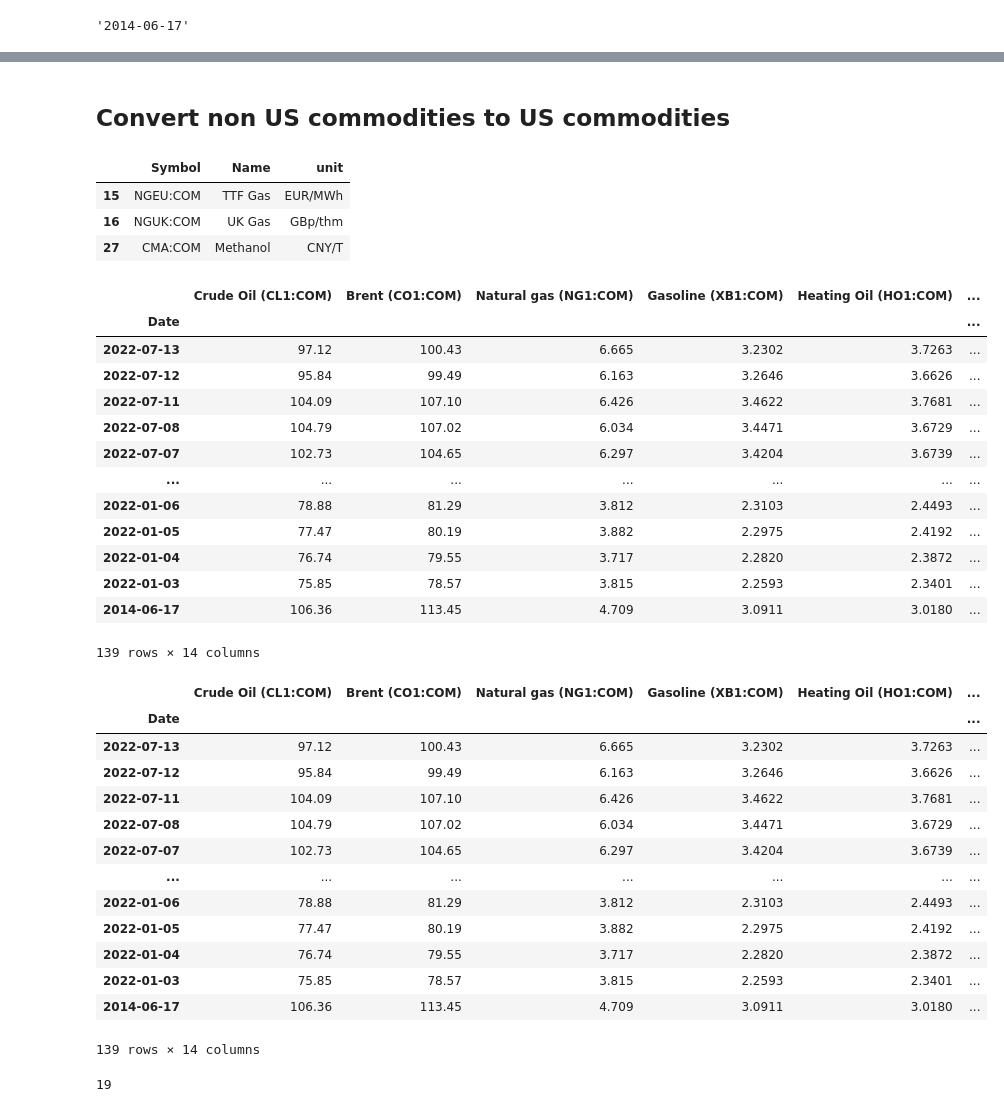
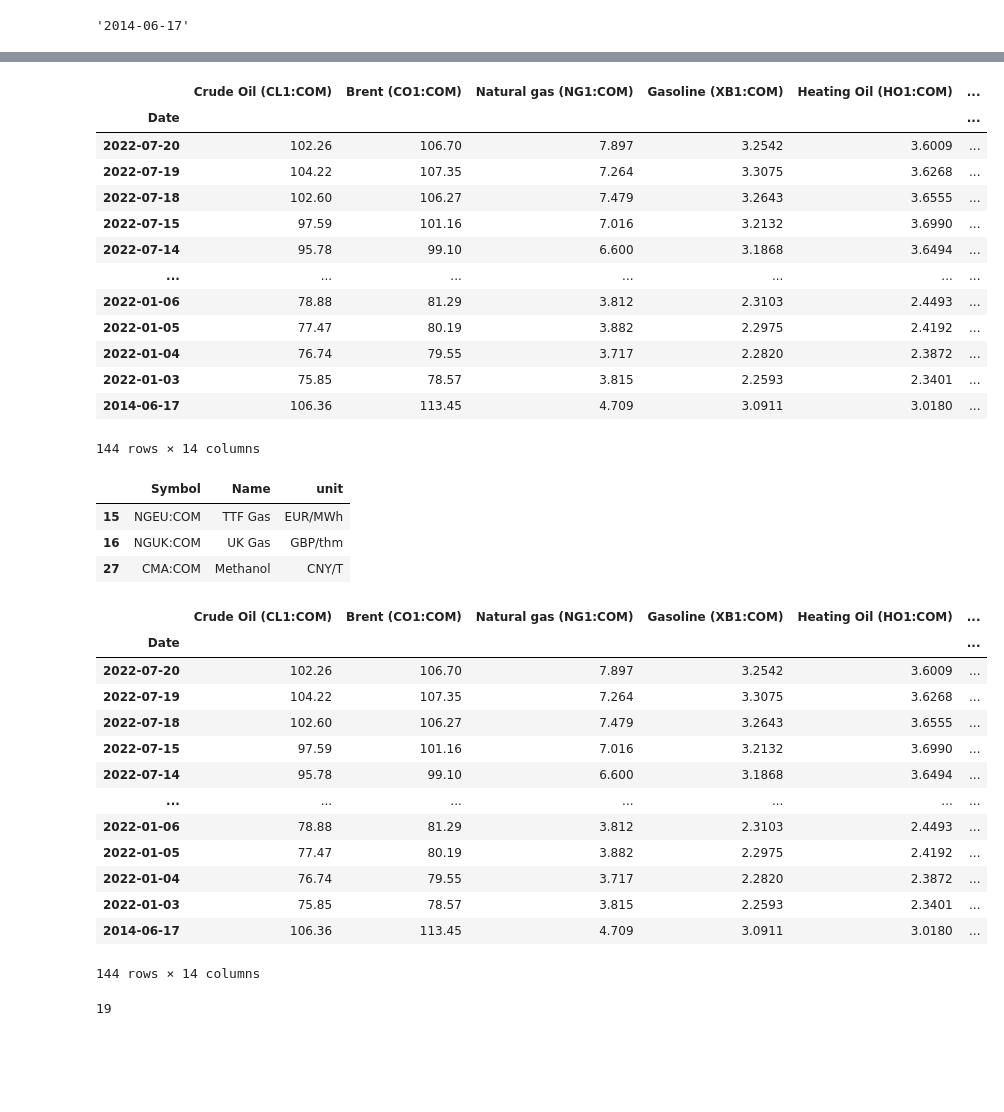
Before and after one commit to tradingeconomics/notebooks, a Jupyter notebook: Commodities/TE_Commodity_Index.ipynb, the cells around one changed output, grey strips where cells are left out. Saved outputs shown, nothing was run; the diff lists cells and outputs as text; code cells hidden in the pictures; blank space fills up the shorter version.

```diff
--- a/Commodities/TE_Commodity_Index.ipynb
+++ b/Commodities/TE_Commodity_Index.ipynb
@@ -78,40 +106,36 @@ df
-# %% [markdown]
-## Convert non US commodities to US commodities
-# %%
-# Get non US based commodities
-non_US_commodities = commodities_group[~commodities_group['unit'].str.contains("USD", case=False, regex=False)]
-non_US_commodities[['Symbol', 'Name', 'unit']]
-# %% [output]
-|  | Symbol | Name | unit |
-| 15 | NGEU:COM | TTF Gas | EUR/MWh |
-| 16 | NGUK:COM | UK Gas | GBp/thm |
-| 27 | CMA:COM | Methanol | CNY/T |
 # %%
 # Change cents/pence to dollar/pound
 for index, row in commodities_group.iterrows():
 
-    # change pence -> pound & cents to dollar
-    # TODO: Use Dataframe.apply function
     if commodities_group.loc[index, 'unit'].split('/')[0] == 'GBp' or commodities_group.loc[index, 'unit'].split('/')[0] == 'USd':
         col_name = [col_name for col_name in df.columns if row.Symbol in col_name]
         df[col_name] = df[col_name] / 100
-#         commodities_group.loc[index, 'unit'] = commodities_group.loc[index, 'unit'].split('/')[0].upper() + '/' + commodities_group.loc[index, 'unit'].split('/')[1]
+        commodities_group.loc[index, 'unit'] = commodities_group.loc[index, 'unit'].split('/')[0].upper() + '/' + commodities_group.loc[index, 'unit'].split('/')[1]
 df
 # %% [output]
 |  | Crude Oil (CL1:COM) | Brent (CO1:COM) | Natural gas (NG1:COM) | Gasoline (XB1:COM) | Heating Oil (HO1:COM) | ... |
 | Date |  |  |  |  |  | ... |
-| 2022-07-13 | 97.12 | 100.43 | 6.665 | 3.2302 | 3.7263 | ... |
-| 2022-07-12 | 95.84 | 99.49 | 6.163 | 3.2646 | 3.6626 | ... |
-| 2022-07-11 | 104.09 | 107.10 | 6.426 | 3.4622 | 3.7681 | ... |
-| 2022-07-08 | 104.79 | 107.02 | 6.034 | 3.4471 | 3.6729 | ... |
-| 2022-07-07 | 102.73 | 104.65 | 6.297 | 3.4204 | 3.6739 | ... |
+| 2022-07-20 | 102.26 | 106.70 | 7.897 | 3.2542 | 3.6009 | ... |
+| 2022-07-19 | 104.22 | 107.35 | 7.264 | 3.3075 | 3.6268 | ... |
+| 2022-07-18 | 102.60 | 106.27 | 7.479 | 3.2643 | 3.6555 | ... |
+| 2022-07-15 | 97.59 | 101.16 | 7.016 | 3.2132 | 3.6990 | ... |
+| 2022-07-14 | 95.78 | 99.10 | 6.600 | 3.1868 | 3.6494 | ... |
 | ... | ... | ... | ... | ... | ... | ... |
 | 2022-01-06 | 78.88 | 81.29 | 3.812 | 2.3103 | 2.4493 | ... |
 | 2022-01-05 | 77.47 | 80.19 | 3.882 | 2.2975 | 2.4192 | ... |
 | 2022-01-04 | 76.74 | 79.55 | 3.717 | 2.2820 | 2.3872 | ... |
 | 2022-01-03 | 75.85 | 78.57 | 3.815 | 2.2593 | 2.3401 | ... |
 | 2014-06-17 | 106.36 | 113.45 | 4.709 | 3.0911 | 3.0180 | ... |
-139 rows × 14 columns
+144 rows × 14 columns
+# %%
+# Get non US based commodities
+non_US_commodities = commodities_group[~commodities_group['unit'].str.contains("USD", case=False, regex=False)]
+non_US_commodities[['Symbol', 'Name', 'unit']]
+# %% [output]
+|  | Symbol | Name | unit |
+| 15 | NGEU:COM | TTF Gas | EUR/MWh |
+| 16 | NGUK:COM | UK Gas | GBP/thm |
+| 27 | CMA:COM | Methanol | CNY/T |
 # %%
 # change non US dollar commodities to US dollar commodities
 for item in non_US_commodities['Symbol']:
@@ -145,18 +169,18 @@ df
 # %% [output]
 |  | Crude Oil (CL1:COM) | Brent (CO1:COM) | Natural gas (NG1:COM) | Gasoline (XB1:COM) | Heating Oil (HO1:COM) | ... |
 | Date |  |  |  |  |  | ... |
-| 2022-07-13 | 97.12 | 100.43 | 6.665 | 3.2302 | 3.7263 | ... |
-| 2022-07-12 | 95.84 | 99.49 | 6.163 | 3.2646 | 3.6626 | ... |
-| 2022-07-11 | 104.09 | 107.10 | 6.426 | 3.4622 | 3.7681 | ... |
-| 2022-07-08 | 104.79 | 107.02 | 6.034 | 3.4471 | 3.6729 | ... |
-| 2022-07-07 | 102.73 | 104.65 | 6.297 | 3.4204 | 3.6739 | ... |
+| 2022-07-20 | 102.26 | 106.70 | 7.897 | 3.2542 | 3.6009 | ... |
+| 2022-07-19 | 104.22 | 107.35 | 7.264 | 3.3075 | 3.6268 | ... |
+| 2022-07-18 | 102.60 | 106.27 | 7.479 | 3.2643 | 3.6555 | ... |
+| 2022-07-15 | 97.59 | 101.16 | 7.016 | 3.2132 | 3.6990 | ... |
+| 2022-07-14 | 95.78 | 99.10 | 6.600 | 3.1868 | 3.6494 | ... |
 | ... | ... | ... | ... | ... | ... | ... |
 | 2022-01-06 | 78.88 | 81.29 | 3.812 | 2.3103 | 2.4493 | ... |
 | 2022-01-05 | 77.47 | 80.19 | 3.882 | 2.2975 | 2.4192 | ... |
 | 2022-01-04 | 76.74 | 79.55 | 3.717 | 2.2820 | 2.3872 | ... |
 | 2022-01-03 | 75.85 | 78.57 | 3.815 | 2.2593 | 2.3401 | ... |
 | 2014-06-17 | 106.36 | 113.45 | 4.709 | 3.0911 | 3.0180 | ... |
-139 rows × 14 columns
+144 rows × 14 columns
 # %%
 # drop rows with missing values
 print(len(df[df.isna().any(axis=1)]))
```
Also changed, not shown: parts of 12 cells of this notebook, 1 other file.
